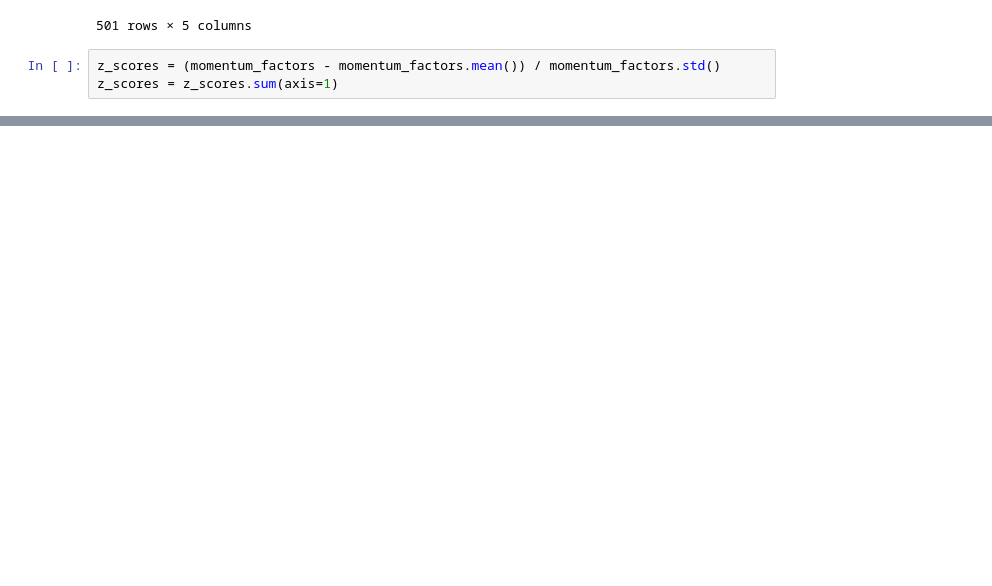
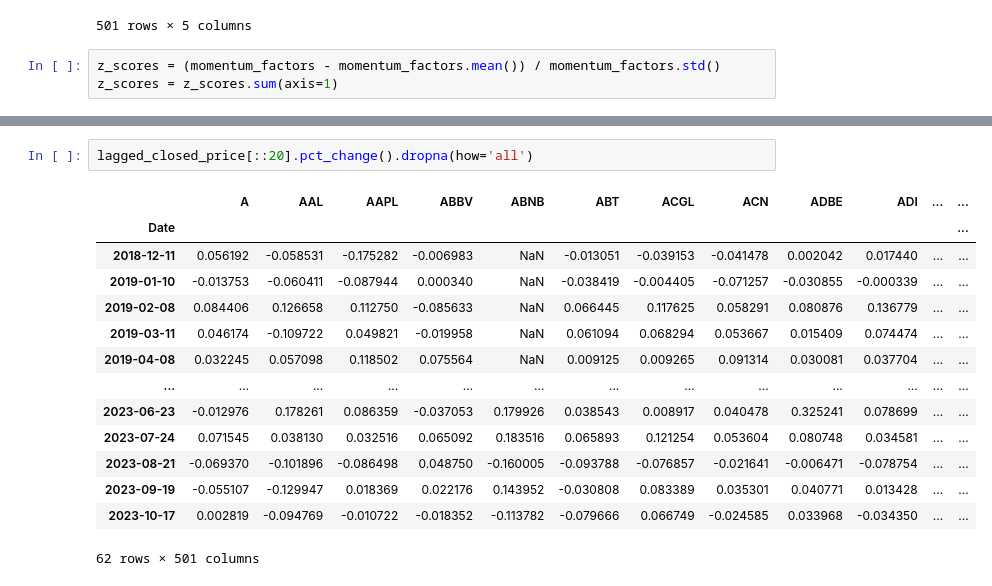
Before and after one commit to CCNY-Analytics-and-Quant/Quantative-Finance-Repo, a Jupyter notebook: Final-Project/workbooks/JB_draft/final_project.ipynb, the cells around one changed output, grey strips where cells are left out. Drawn from its saved outputs; the diff is of its cells as text; blank space fills up the shorter version.

```diff
--- a/Final-Project/workbooks/JB_draft/final_project.ipynb
+++ b/Final-Project/workbooks/JB_draft/final_project.ipynb
@@ -184,0 +195,17 @@ plt.show()
+# %%
+lagged_closed_price[::20].pct_change().dropna(how='all')
+# %% [output]
+|  | A | AAL | AAPL | ABBV | ABNB | ABT | ACGL | ACN | ADBE | ADI | ... | ... |
+| Date |  |  |  |  |  |  |  |  |  |  |  | ... |
+| 2018-12-11 | 0.056192 | -0.058531 | -0.175282 | -0.006983 | NaN | -0.013051 | -0.039153 | -0.041478 | 0.002042 | 0.017440 | ... | ... |
+| 2019-01-10 | -0.013753 | -0.060411 | -0.087944 | 0.000340 | NaN | -0.038419 | -0.004405 | -0.071257 | -0.030855 | -0.000339 | ... | ... |
+| 2019-02-08 | 0.084406 | 0.126658 | 0.112750 | -0.085633 | NaN | 0.066445 | 0.117625 | 0.058291 | 0.080876 | 0.136779 | ... | ... |
+| 2019-03-11 | 0.046174 | -0.109722 | 0.049821 | -0.019958 | NaN | 0.061094 | 0.068294 | 0.053667 | 0.015409 | 0.074474 | ... | ... |
+| 2019-04-08 | 0.032245 | 0.057098 | 0.118502 | 0.075564 | NaN | 0.009125 | 0.009265 | 0.091314 | 0.030081 | 0.037704 | ... | ... |
+| ... | ... | ... | ... | ... | ... | ... | ... | ... | ... | ... | ... | ... |
+| 2023-06-23 | -0.012976 | 0.178261 | 0.086359 | -0.037053 | 0.179926 | 0.038543 | 0.008917 | 0.040478 | 0.325241 | 0.078699 | ... | ... |
+| 2023-07-24 | 0.071545 | 0.038130 | 0.032516 | 0.065092 | 0.183516 | 0.065893 | 0.121254 | 0.053604 | 0.080748 | 0.034581 | ... | ... |
+| 2023-08-21 | -0.069370 | -0.101896 | -0.086498 | 0.048750 | -0.160005 | -0.093788 | -0.076857 | -0.021641 | -0.006471 | -0.078754 | ... | ... |
+| 2023-09-19 | -0.055107 | -0.129947 | 0.018369 | 0.022176 | 0.143952 | -0.030808 | 0.083389 | 0.035301 | 0.040771 | 0.013428 | ... | ... |
+| 2023-10-17 | 0.002819 | -0.094769 | -0.010722 | -0.018352 | -0.113782 | -0.079666 | 0.066749 | -0.024585 | 0.033968 | -0.034350 | ... | ... |
+62 rows × 501 columns
```
Also changed, not shown: parts of 10 cells of this notebook.
